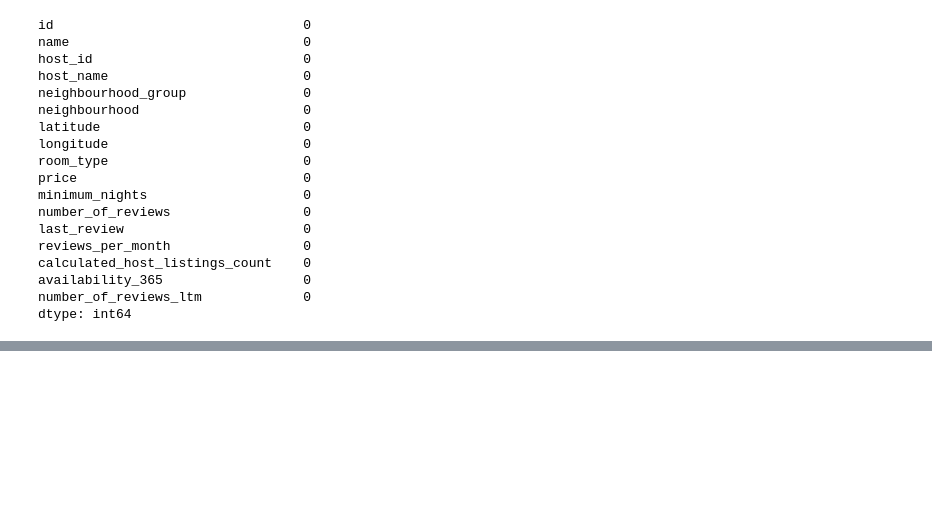
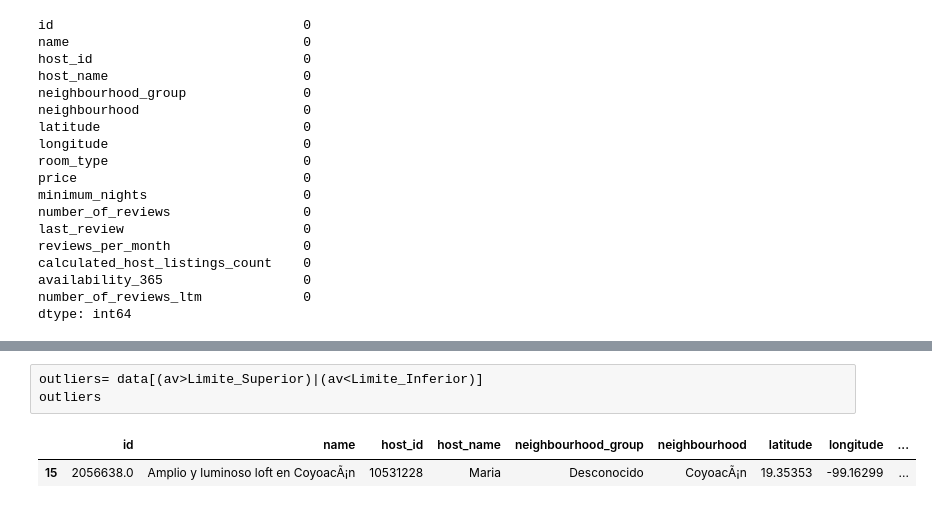
Before and after one commit to Gerardoaaburto/Airbnb-Etapa-1, a Jupyter notebook: Etapa1.ipynb, the cells around one changed output, grey strips where cells are left out. Drawn from its saved outputs; the diff is of its cells as text; blank space fills up the shorter version.

```diff
--- a/Etapa1.ipynb
+++ b/Etapa1.ipynb
@@ -370,0 +491,6 @@ dtype: int64
+# %%
+outliers= data[(av>Limite_Superior)|(av<Limite_Inferior)]
+outliers
+# %% [output]
+|  | id | name | host_id | host_name | neighbourhood_group | neighbourhood | latitude | longitude | ... |
+| 15 | 2056638.0 | Amplio y luminoso loft en CoyoacÃ¡n | 10531228 | Maria | Desconocido | CoyoacÃ¡n | 19.35353 | -99.16299 | ... |
```
Also changed, not shown: parts of 28 cells of this notebook.
